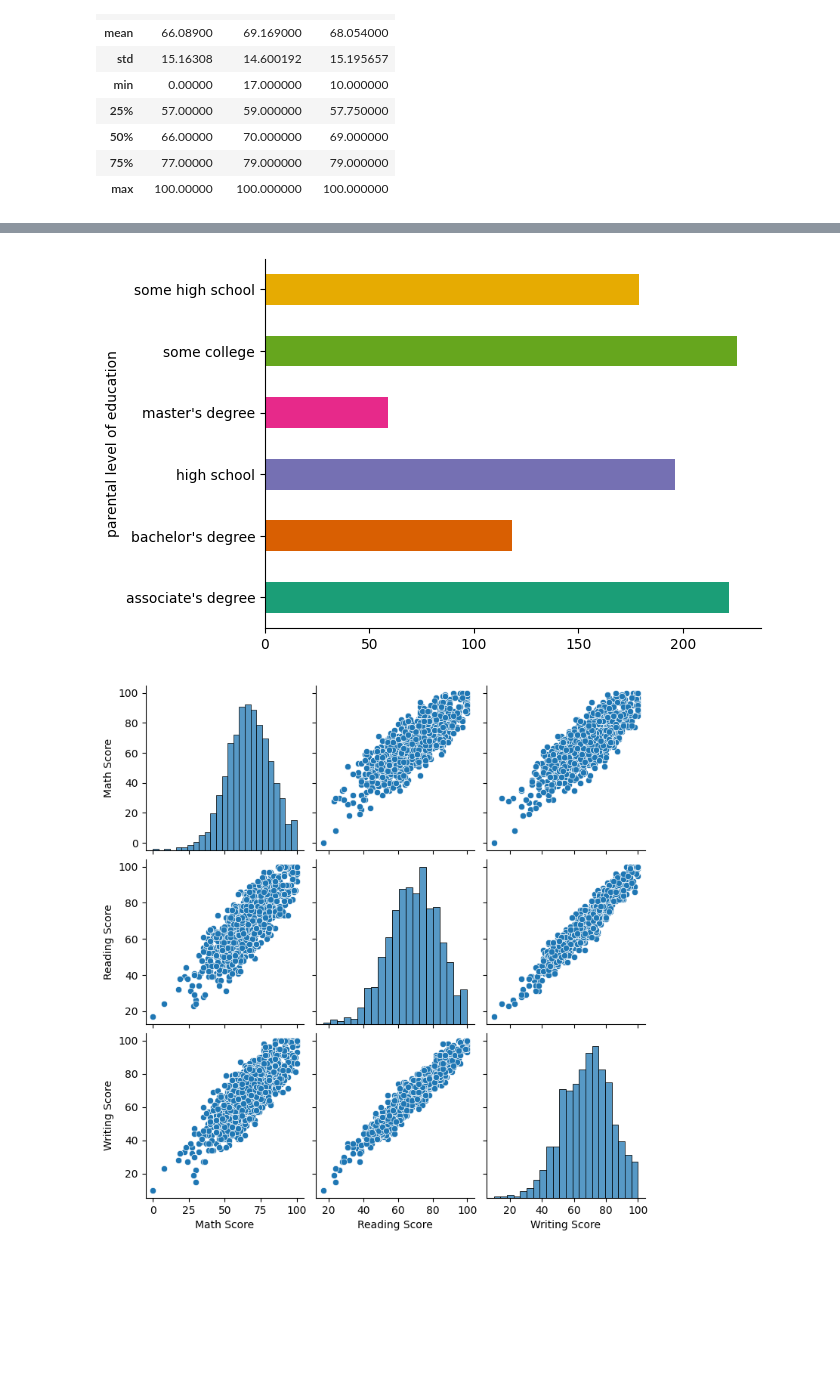
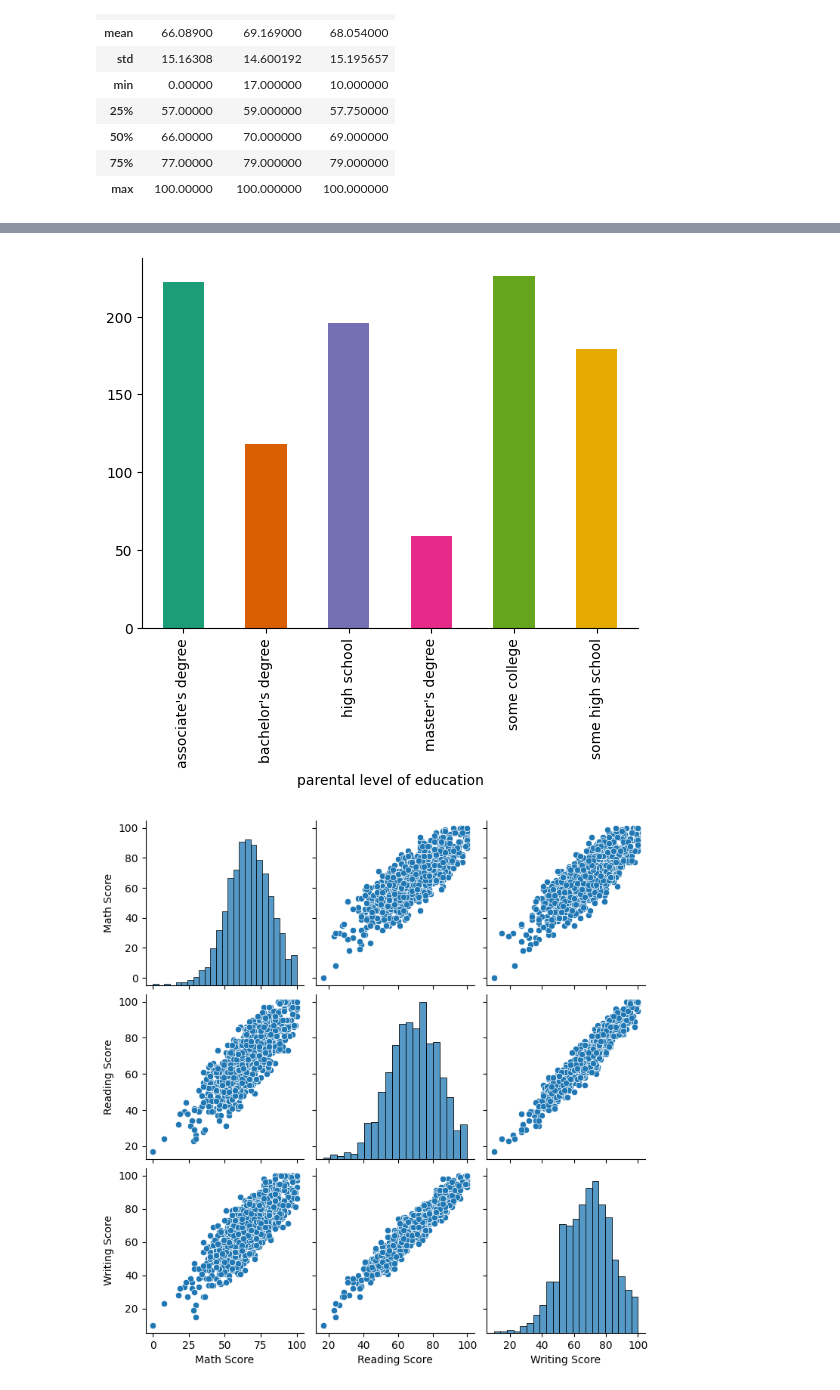
Before and after one commit to Engrdutse/3MTT_DATA_SCIENCE, a Jupyter notebook: 3MTT_FINAL_PROJECT.ipynb, the cells around one changed output, grey strips where cells are left out. Cells and saved outputs as stored; diff of their text form; code cells hidden in the pictures; blank space fills up the shorter version.

```diff
--- a/3MTT_FINAL_PROJECT.ipynb
+++ b/3MTT_FINAL_PROJECT.ipynb
@@ -152,7 +164,7 @@ plt.gca().spines[['top', 'right',]].set_visible(False)
 # %%
 # parental level of education
-Students.groupby('parental level of education').size().plot(kind='barh', color=sns.palettes.mpl_palette('Dark2'))
+Students.groupby('parental level of education').size().plot(kind='bar', color=sns.palettes.mpl_palette('Dark2'))
 plt.gca().spines[['top', 'right',]].set_visible(False)
 # %% [output]
-[figure, old version]
+[figure, new version]
 # %%
```
Also changed, not shown: parts of 4 cells of this notebook.
